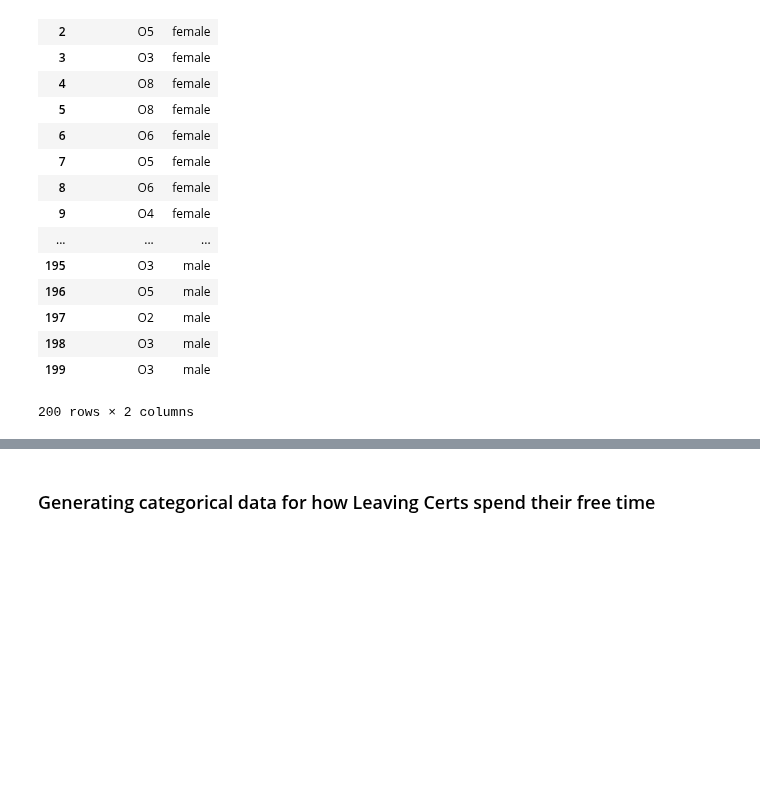
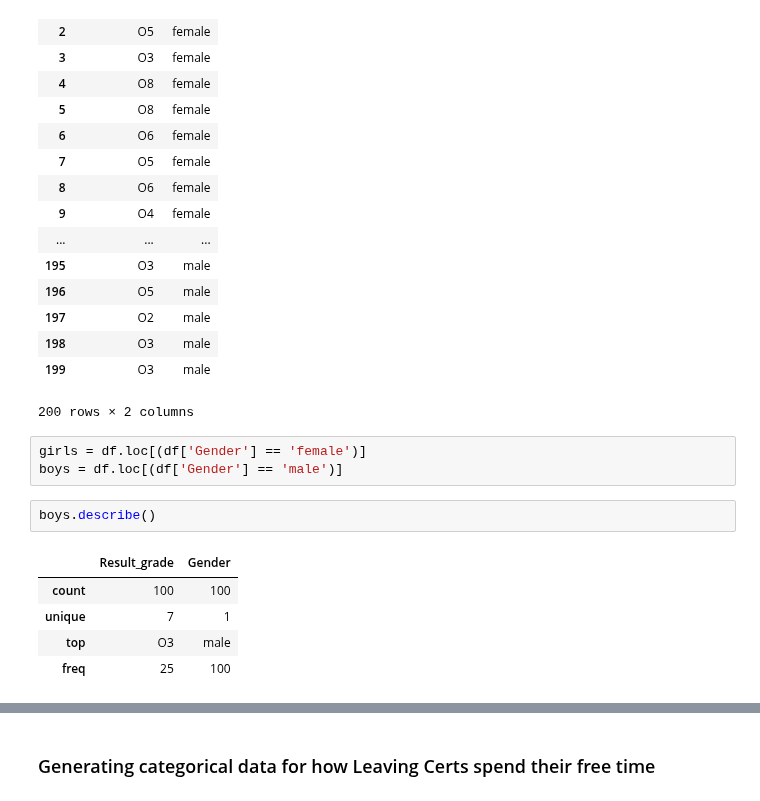
Before and after one commit to MarionMcG/python-fundamentals-project, a Jupyter notebook: exam-cohort.ipynb, the cells around one changed output, grey strips where cells are left out. Cells and saved outputs as stored; diff of their text form; blank space fills up the shorter version.

```diff
--- a/exam-cohort.ipynb
+++ b/exam-cohort.ipynb
@@ -219,4 +221,15 @@ df
 | 198 | O3 | male |
 | 199 | O3 | male |
 200 rows × 2 columns
+# %%
+girls = df.loc[(df['Gender'] == 'female')]
+boys = df.loc[(df['Gender'] == 'male')]
+# %%
+boys.describe()
+# %% [output]
+|  | Result_grade | Gender |
+| count | 100 | 100 |
+| unique | 7 | 1 |
+| top | O3 | male |
+| freq | 25 | 100 |
 # %%
```
Also changed, not shown: parts of 4 cells of this notebook.
